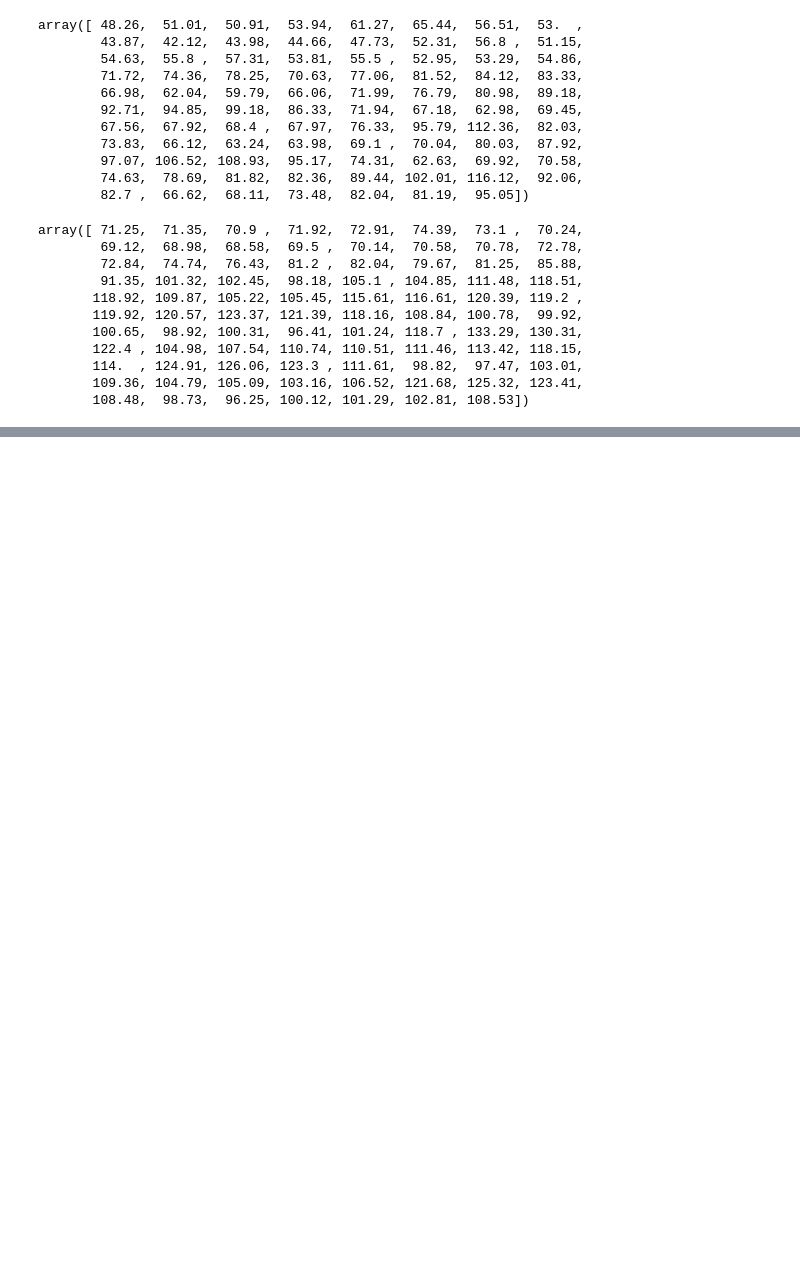
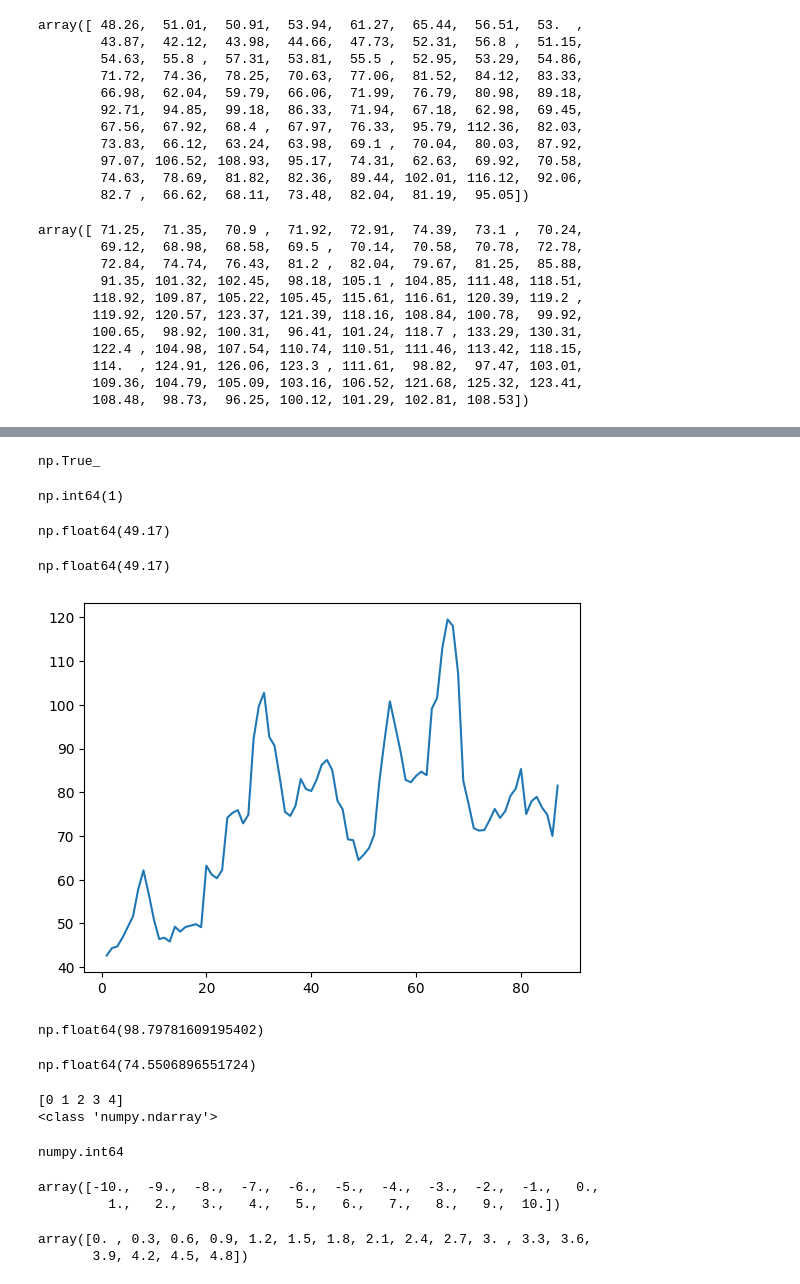
Before and after one commit to myke-oliveira/alura-numpy, a Jupyter notebook: Alura_Numpy.ipynb, the cells around one changed output, grey strips where cells are left out. Cells and saved outputs as stored; diff of their text form; code cells hidden in the pictures; blank space fills up the shorter version.

```diff
--- a/Alura_Numpy.ipynb
+++ b/Alura_Numpy.ipynb
@@ -267,0 +324,50 @@ array([ 71.25,  71.35,  70.9 ,  71.92,  72.91,  74.39,  73.1 ,  70.24,
+# %%
+np.isnan(Kaliningrad).any()
+# %% [output]
+np.True_
+# %%
+np.isnan(Kaliningrad).sum()
+# %% [output]
+np.int64(1)
+# %%
+(Kaliningrad[3] + Kaliningrad[5])/2
+# %% [output]
+np.float64(49.17)
+# %%
+np.mean([Kaliningrad[3], Kaliningrad[5]])
+# %% [output]
+np.float64(49.17)
+# %%
+Kaliningrad[4] = np.mean([Kaliningrad[3], Kaliningrad[5]])
+# %%
+plt.plot(datas, Kaliningrad)
+plt.show()
+# %% [output]
+[figure, added]
+# %%
+np.mean(Moscow)
+# %% [output]
+np.float64(98.79781609195402)
+# %%
+np.mean(Kaliningrad)
+# %% [output]
+np.float64(74.5506896551724)
+# %%
+s = np.arange(5)
+print(s)
+print(type(s))
+type(s[0])
+# %% [output]
+[0 1 2 3 4]
+<class 'numpy.ndarray'>
+numpy.int64
+# %%
+np.linspace(-10, 10, 21)
+# %% [output]
+array([-10.,  -9.,  -8.,  -7.,  -6.,  -5.,  -4.,  -3.,  -2.,  -1.,   0.,
+         1.,   2.,   3.,   4.,   5.,   6.,   7.,   8.,   9.,  10.])
+# %%
+np.arange(0, 5, .3)
+# %% [output]
+array([0. , 0.3, 0.6, 0.9, 1.2, 1.5, 1.8, 2.1, 2.4, 2.7, 3. , 3.3, 3.6,
+       3.9, 4.2, 4.5, 4.8])
```
Also changed, not shown: parts of 29 cells of this notebook.
